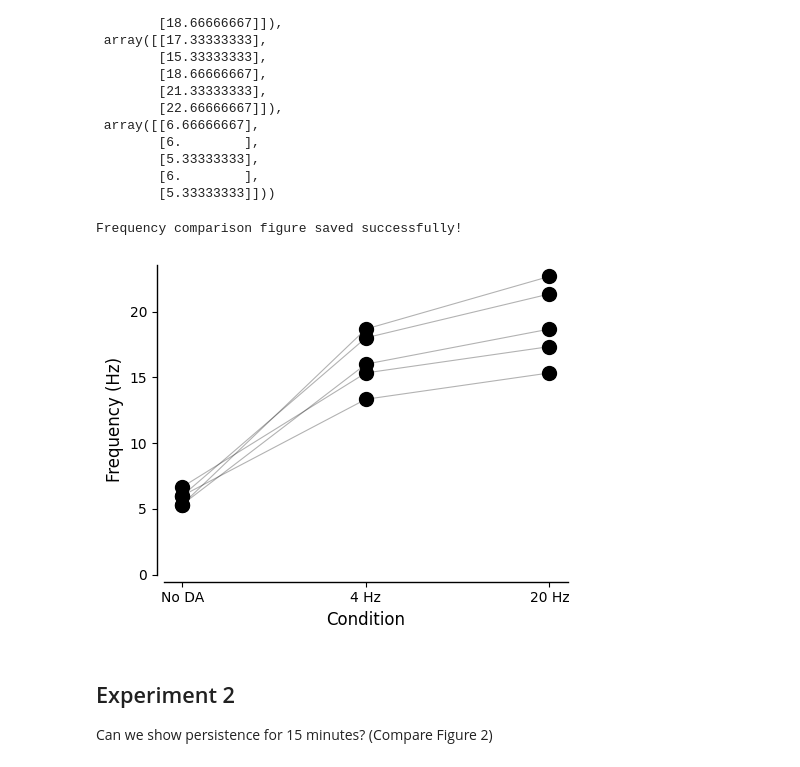
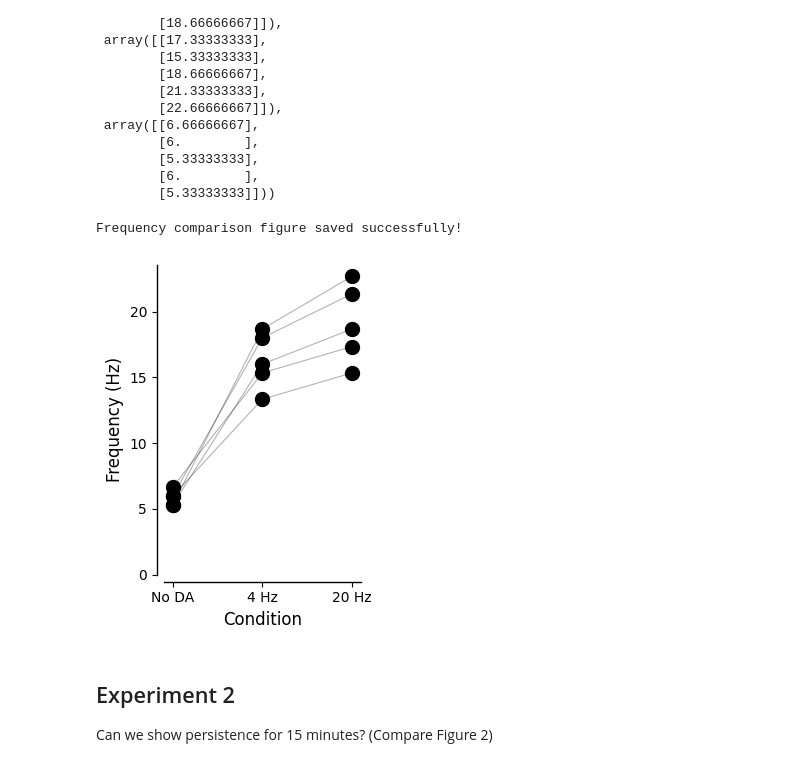
Before and after one commit to Hjorthmedh/Snudda-neuromodulation-article, a Jupyter notebook: virtual_experiments/LahiriBevan2020-fig1G/Bevan2020-fig1G-short.ipynb, the cells around one changed output. Cells and saved outputs as stored; diff of their text form; code cells hidden in the pictures.

Commit message:
Updated figure 3

```diff
--- a/virtual_experiments/LahiriBevan2020-fig1G/Bevan2020-fig1G-short.ipynb
+++ b/virtual_experiments/LahiriBevan2020-fig1G/Bevan2020-fig1G-short.ipynb
@@ -204,7 +204,7 @@ import numpy as np
 plot_id = 0
 
 # Set publication-ready parameters
-plt.rcParams['font.size'] = 10
+plt.rcParams['font.size'] = 12
 plt.rcParams['font.family'] = 'sans-serif'
 plt.rcParams['axes.linewidth'] = 1.0
 
@@ -246,25 +246,25 @@ ax2_sub.sharex(ax2)
 ax3_sub.sharex(ax3)
 
 # Set labels for voltage panels
-ax1.set_ylabel('Voltage (mV)', fontsize=11)
-ax1.set_xlabel('Time (s)', fontsize=11)
+ax1.set_ylabel('Voltage (mV)', fontsize=12)
+ax1.set_xlabel('Time (s)', fontsize=12)
 # ax2.set_xlabel('Time (ms)', fontsize=11)
 # ax3.set_xlabel('Time (ms)', fontsize=11)
 
 # Set labels for DA subpanels
-ax2_sub.set_ylabel('[DA] (nM)', fontsize=10)
-ax2_sub.set_xlabel('Time (s)', fontsize=11)
-ax3_sub.set_xlabel('Time (s)', fontsize=11)
+ax2_sub.set_ylabel('[DA] (nM)', fontsize=12)
+ax2_sub.set_xlabel('Time (s)', fontsize=12)
+ax3_sub.set_xlabel('Time (s)', fontsize=12)
 
 # Add panel labels
-ax1.text(-0.15, 1.05, 'A', transform=ax1.transAxes, fontsize=24)
-ax2.text(-0.15, 1.05, 'B', transform=ax2.transAxes, fontsize=24)
-ax3.text(-0.15, 1.05, 'C', transform=ax3.transAxes, fontsize=24)
+# ax1.text(-0.15, 1.05, 'A', transform=ax1.transAxes, fontsize=24)
+# ax2.text(-0.15, 1.05, 'B', transform=ax2.transAxes, fontsize=24)
+# ax3.text(-0.15, 1.05, 'C', transform=ax3.transAxes, fontsize=24)
 
 # Add titles
-ax1.set_title('Control (No DA)', fontsize=11, pad=10)
-ax2.set_title('DA Modulation (4Hz)', fontsize=11, pad=10)
-ax3.set_title('DA Modulation (20Hz)', fontsize=11, pad=10)
+ax1.set_title('Control (No DA)', fontsize=12, pad=10)
+ax2.set_title('DA Modulation (4Hz)', fontsize=12, pad=10)
+ax3.set_title('DA Modulation (20Hz)', fontsize=12, pad=10)
 
 # Remove top and right spines for all panels
 for ax in [ax1, ax2, ax3, ax2_sub, ax3_sub]:
@@ -364,7 +364,7 @@ plt.rcParams['font.family'] = 'sans-serif'
 plt.rcParams['axes.linewidth'] = 1.0
 
 # Create figure
-fig, ax = plt.subplots(figsize=(5, 4))
+fig, ax = plt.subplots(figsize=(3, 4))
 
 # X-axis positions for the three conditions
 x_positions = [0, 1, 2]
@@ -391,34 +391,34 @@ for i in range(n_neurons):
 # Set labels and formatting
 ax.set_ylabel('Frequency (Hz)', fontsize=12)
 ax.set_xlabel('Condition', fontsize=12)
 ax.set_xticks(x_positions)
 ax.set_xticklabels(x_labels, fontsize=12)
 
 # Remove top and right spines
 ax.spines['top'].set_visible(False)
 ax.spines['right'].set_visible(False)
 ax.spines['left'].set_position(('outward', 5))
 ax.spines['bottom'].set_position(('outward', 5))
 
 # Set tick parameters
 ax.tick_params(axis='both', which='major', labelsize=10)
 
 # Set y-axis to start from 0 or a reasonable minimum
 ax.set_ylim(bottom=0)
 
 # Adjust layout
 plt.tight_layout()
 
 # Save figure
 plt.savefig('figures/frequency_comparison.png', dpi=300, bbox_inches='tight')
 plt.savefig('figures/frequency_comparison.pdf', bbox_inches='tight')
 print("Frequency comparison figure saved successfully!")
 
 plt.show()
 plt.close()
 # %% [output]
 Frequency comparison figure saved successfully!
-[figure, old version]
+[figure, new version]
 # %%
 def make_freq_plot(data, title):
     fig = go.Figure()
```
Also changed, not shown: parts of 1 cell of this notebook, 19 other files.
